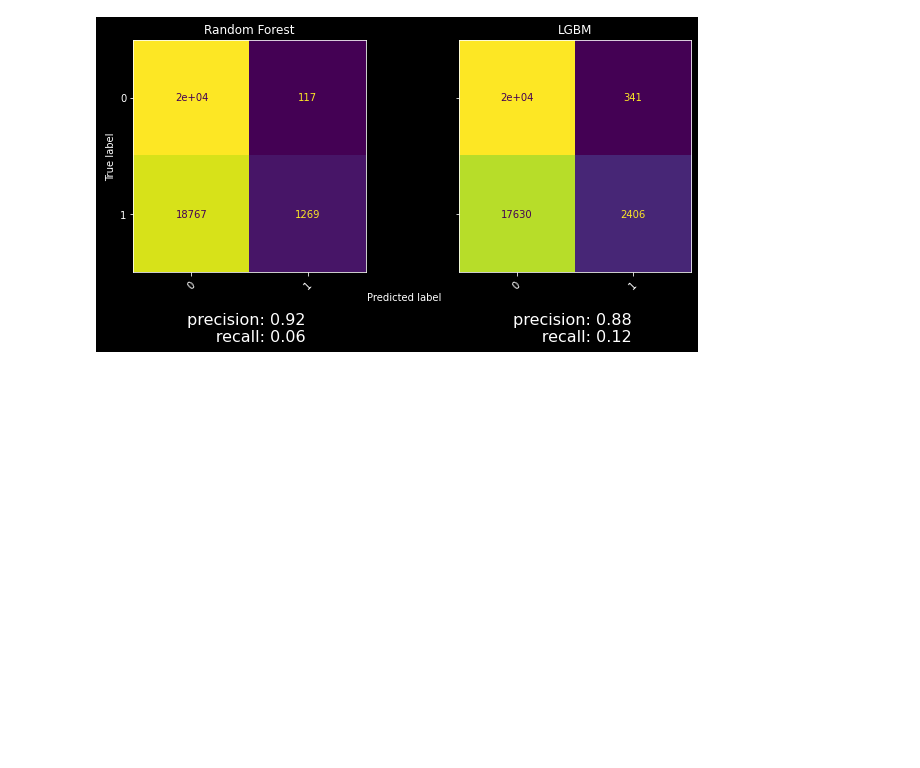
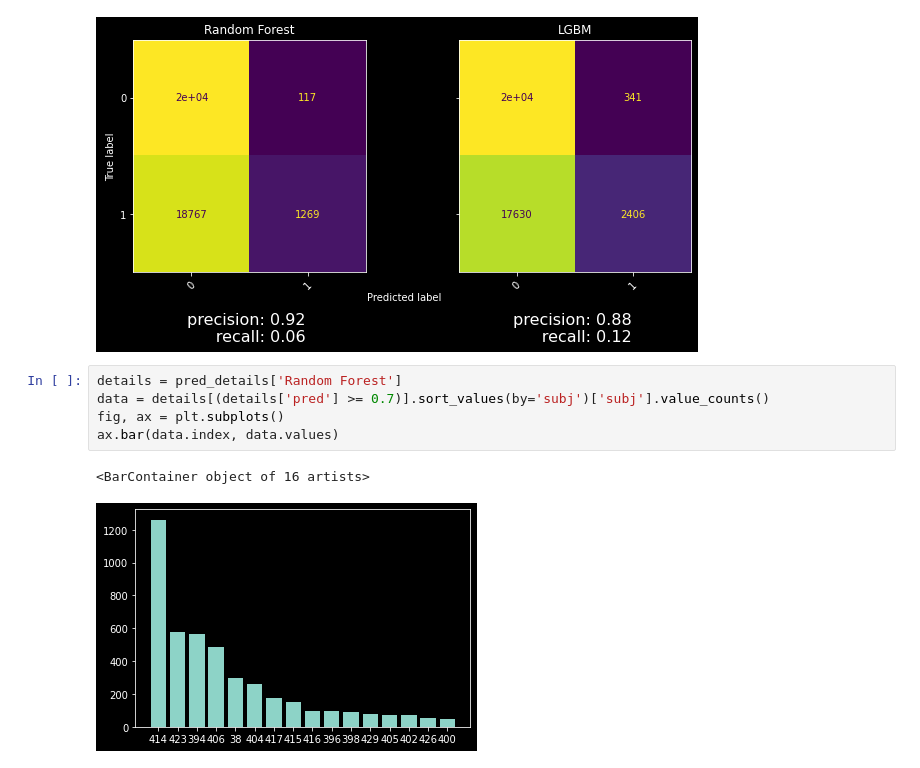
Before and after one commit to The1per/spikes_notebooks, a Jupyter notebook: overfitting_weights.ipynb, the cells around one changed output. Cells and saved outputs as stored; diff of their text form; blank space fills up the shorter version.

```diff
--- a/overfitting_weights.ipynb
+++ b/overfitting_weights.ipynb
@@ -1347,3 +1347,11 @@ plt.subplots_adjust(wspace=0.40, hspace=0.1)
 plt.show()
 # %% [output]
 [figure]
+# %%
+details = pred_details['Random Forest']
+data = details[(details['pred'] >= 0.7)].sort_values(by='subj')['subj'].value_counts()
+fig, ax = plt.subplots()
+ax.bar(data.index, data.values)
+# %% [output]
+<BarContainer object of 16 artists>
+[figure, added]
```
Also changed, not shown: 20 other files.
